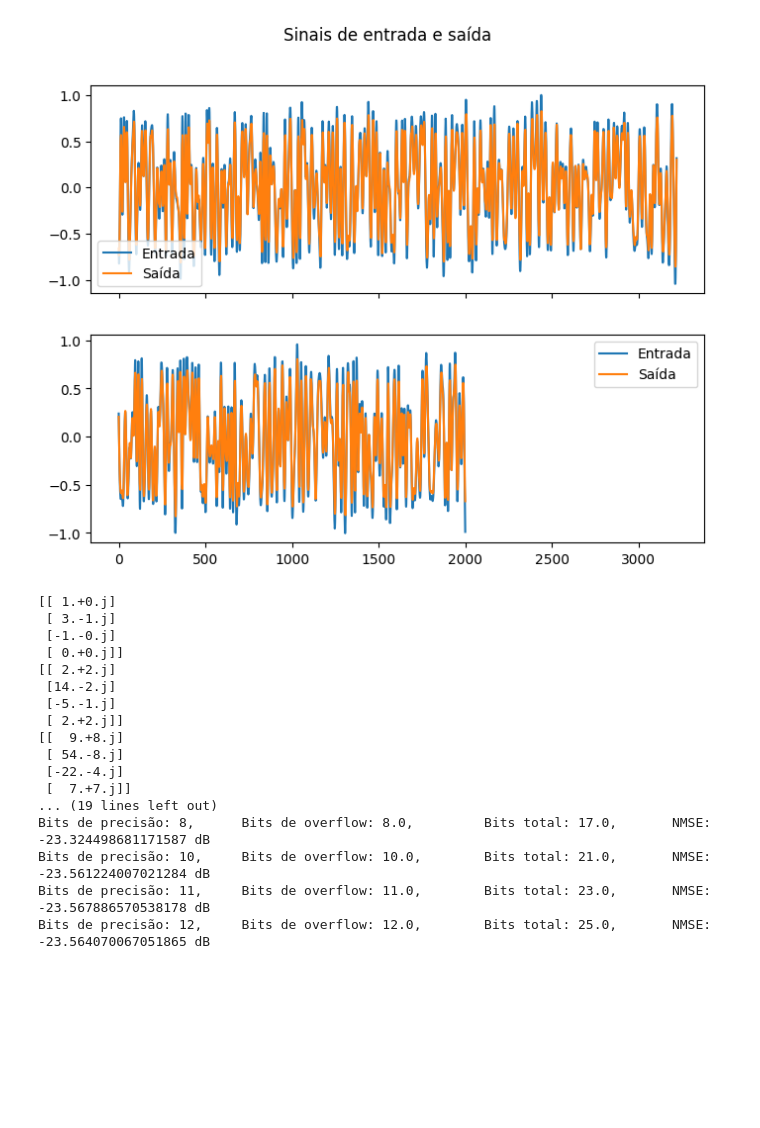
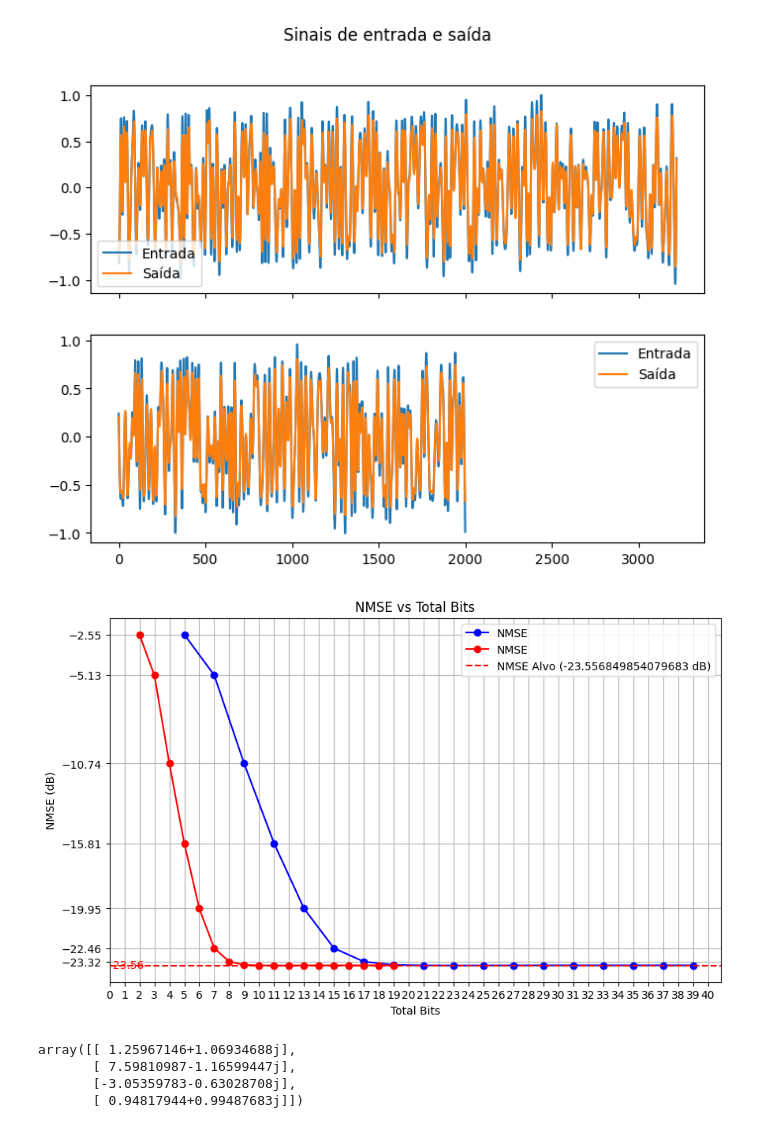
Before and after one commit to Je-Leo-AS/DPD, a Jupyter notebook: Atividades/Atividade 4/MP.ipynb, the cells around one changed output. Drawn from its saved outputs; the diff is of its cells as text; code cells hidden in the pictures; blank space fills up the shorter version.

```diff
--- a/Atividades/Atividade 4/MP.ipynb
+++ b/Atividades/Atividade 4/MP.ipynb
@@ -170,15 +164,12 @@ resp2 = predicted_val_fixed - XX_val @ coefficients
 # %%
-P = 2
-M = 1
 
 XX_ext_norm = mp(P, M, in_ext_norm)
 coefficients, _, _, _ = np.linalg.lstsq(XX_ext_norm, out_ext_norm[M:], rcond=None)
 
-bits_precisao = [2,4,6,8,10, 11, 12]
 nmse_values = []
 
-for p_bits in bits_precisao:
-    print(f'{np.round(coefficients * (2 ** p_bits))}')
+for p_bits in range(2, 20):
+    # print(f'{np.round(coefficients * (2 ** p_bits))}')
     in_val_fixed = np.round(in_val_norm * (2 ** p_bits))
     out_val_fixed = np.round(out_val_norm * (2 ** p_bits))
     in_ext_fixed = np.round(in_ext_norm * (2 ** p_bits))
@@ -193,24 +184,35 @@ for p_bits in bits_precisao:
     # Levar em consideração os bits extras para evitar overflow
     total_bits = p_bits + 1 + e_bits
     nmse_values.append((p_bits,e_bits, total_bits, nmse_fixed))
-
-for p_bits,e_bits, total_bits, nmse in nmse_values:
-    print(f"Bits de precisão: {p_bits},\t  Bits de overflow: {e_bits},\t Bits total: {total_bits},\t NMSE: {nmse} dB")
-# %% [output]
-[[ 1.+0.j]
- [ 3.-1.j]
- [-1.-0.j]
- [ 0.+0.j]]
-[[ 2.+2.j]
- [14.-2.j]
- [-5.-1.j]
- [ 2.+2.j]]
-[[  9.+8.j]
- [ 54.-8.j]
- [-22.-4.j]
- [  7.+7.j]]
-... (19 lines left out)
-Bits de precisão: 8,      Bits de overflow: 8.0,         Bits total: 17.0,       NMSE: -23.324498681171587 dB
-Bits de precisão: 10,     Bits de overflow: 10.0,        Bits total: 21.0,       NMSE: -23.561224007021284 dB
-Bits de precisão: 11,     Bits de overflow: 11.0,        Bits total: 23.0,       NMSE: -23.567886570538178 dB
-Bits de precisão: 12,     Bits de overflow: 12.0,        Bits total: 25.0,       NMSE: -23.564070067051865 dB
+# %%
+nmse_values = np.array(nmse_values)
+total_bits_array = nmse_values[:, 2]
+resol_bits_array = nmse_values[:, 0]
+nmse_fixed_array = nmse_values[:, 3]
+
+plt.figure(figsize=(10, 6))
+plt.plot(total_bits_array, nmse_fixed_array, marker='o', linestyle='-', color='b', label='NMSE')
+plt.plot(resol_bits_array, nmse_fixed_array, marker='o', linestyle='-', color='r', label='NMSE')
+
+# Adicionar títulos e labels
+plt.title('NMSE vs Total Bits')
+plt.xlabel('Total Bits')
+plt.ylabel('NMSE (dB)')
+plt.xticks(np.arange(0, max(total_bits_array) + 2, 1))
+plt.yticks(nmse_fixed_array[:7])
+
+plt.axhline(y=nmse_target, color='r', linestyle='--', label=f'NMSE Alvo ({nmse_target} dB)')
+plt.text(0, nmse_target, f'{nmse_target:.4}', color='r', verticalalignment='center')
+
+plt.legend()
+plt.grid(True)
+plt.show()
+# %% [output]
+[figure, added]
+# %%
+coefficients * bits_resol
+# %% [output]
+array([[ 1.25967146+1.06934688j],
+       [ 7.59810987-1.16599447j],
+       [-3.05359783-0.63028708j],
+       [ 0.94817944+0.99487683j]])
```
Also changed, not shown: parts of 5 cells of this notebook, 1 other file.
